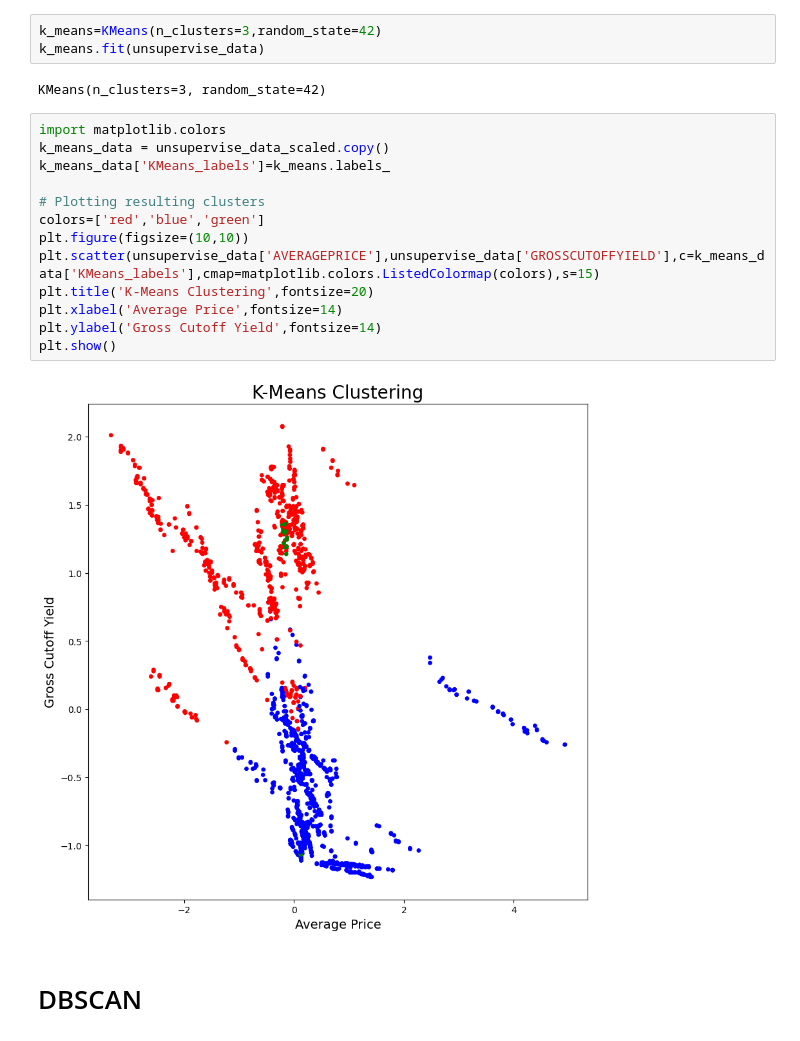
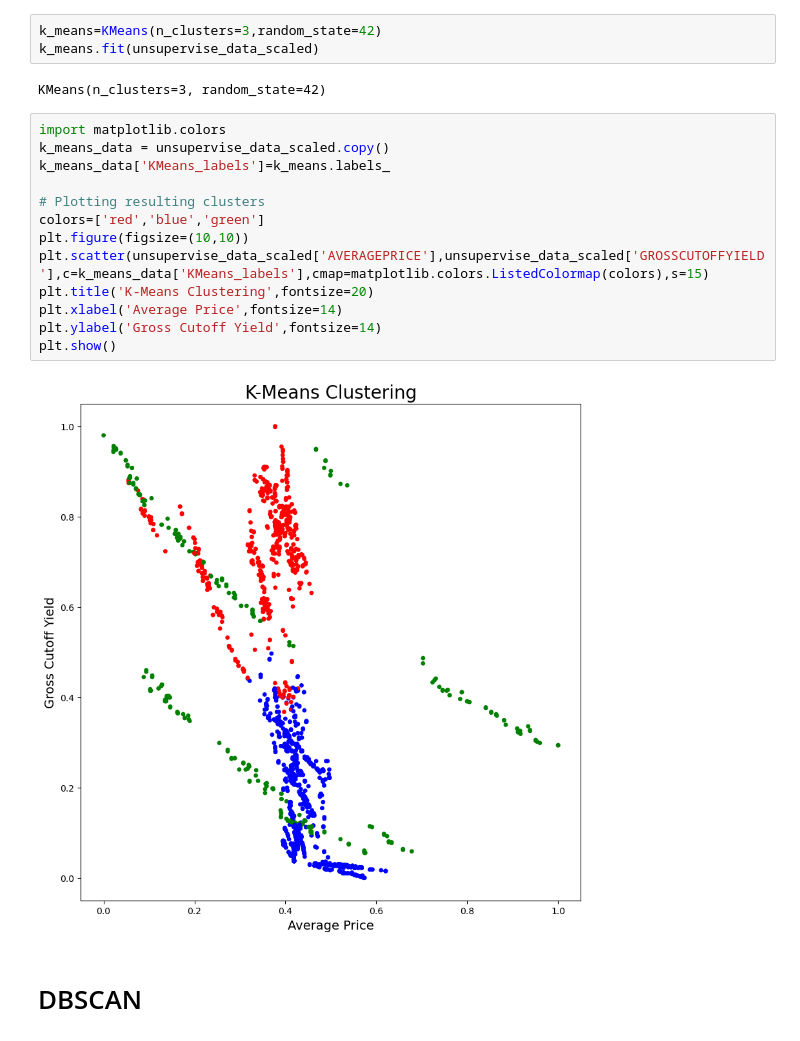
Before and after one commit to DorNatan/data-mining-project-2025, a Jupyter notebook: Data Mining Supervised & Unsupervised 2025.ipynb, the cells around one changed output. Cells and saved outputs as stored; diff of their text form.

```diff
--- a/Data Mining Supervised & Unsupervised 2025.ipynb
+++ b/Data Mining Supervised & Unsupervised 2025.ipynb
@@ -494,24 +513,24 @@ For n_clusters = 6, the average silhouette_score is : 0.30713343913455565
 [figure]
 # %%
 k_means=KMeans(n_clusters=3,random_state=42)
-k_means.fit(unsupervise_data)
+k_means.fit(unsupervise_data_scaled)
 # %% [output]
 KMeans(n_clusters=3, random_state=42)
 # %%
 import matplotlib.colors
 k_means_data = unsupervise_data_scaled.copy()
 k_means_data['KMeans_labels']=k_means.labels_
 
 # Plotting resulting clusters
 colors=['red','blue','green']
 plt.figure(figsize=(10,10))
-plt.scatter(unsupervise_data['AVERAGEPRICE'],unsupervise_data['GROSSCUTOFFYIELD'],c=k_means_data['KMeans_labels'],cmap=matplotlib.colors.ListedColormap(colors),s=15)
+plt.scatter(unsupervise_data_scaled['AVERAGEPRICE'],unsupervise_data_scaled['GROSSCUTOFFYIELD'],c=k_means_data['KMeans_labels'],cmap=matplotlib.colors.ListedColormap(colors),s=15)
 plt.title('K-Means Clustering',fontsize=20)
 plt.xlabel('Average Price',fontsize=14)
 plt.ylabel('Gross Cutoff Yield',fontsize=14)
 plt.show()
 # %% [output]
-[figure, old version]
+[figure, new version]
 # %% [markdown]
 # DBSCAN
 # %%
```
Also changed, not shown: parts of 17 cells of this notebook.
